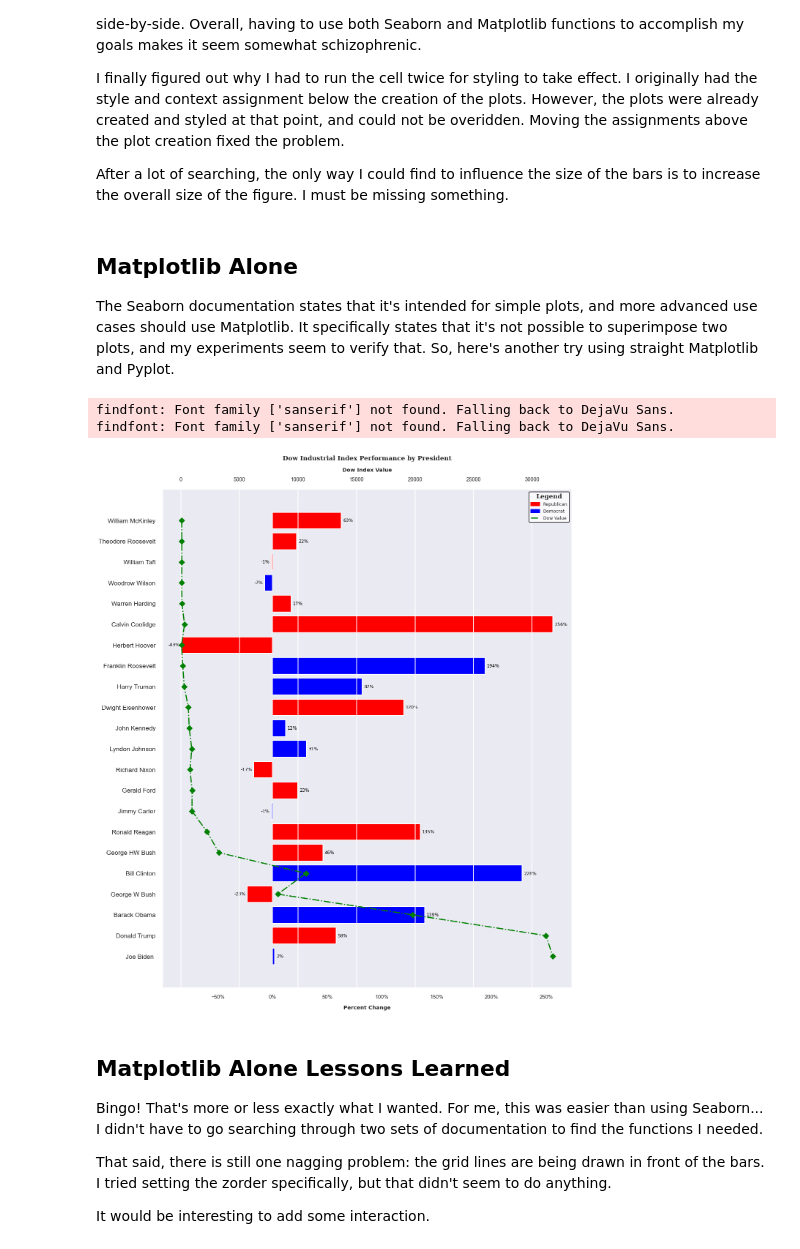
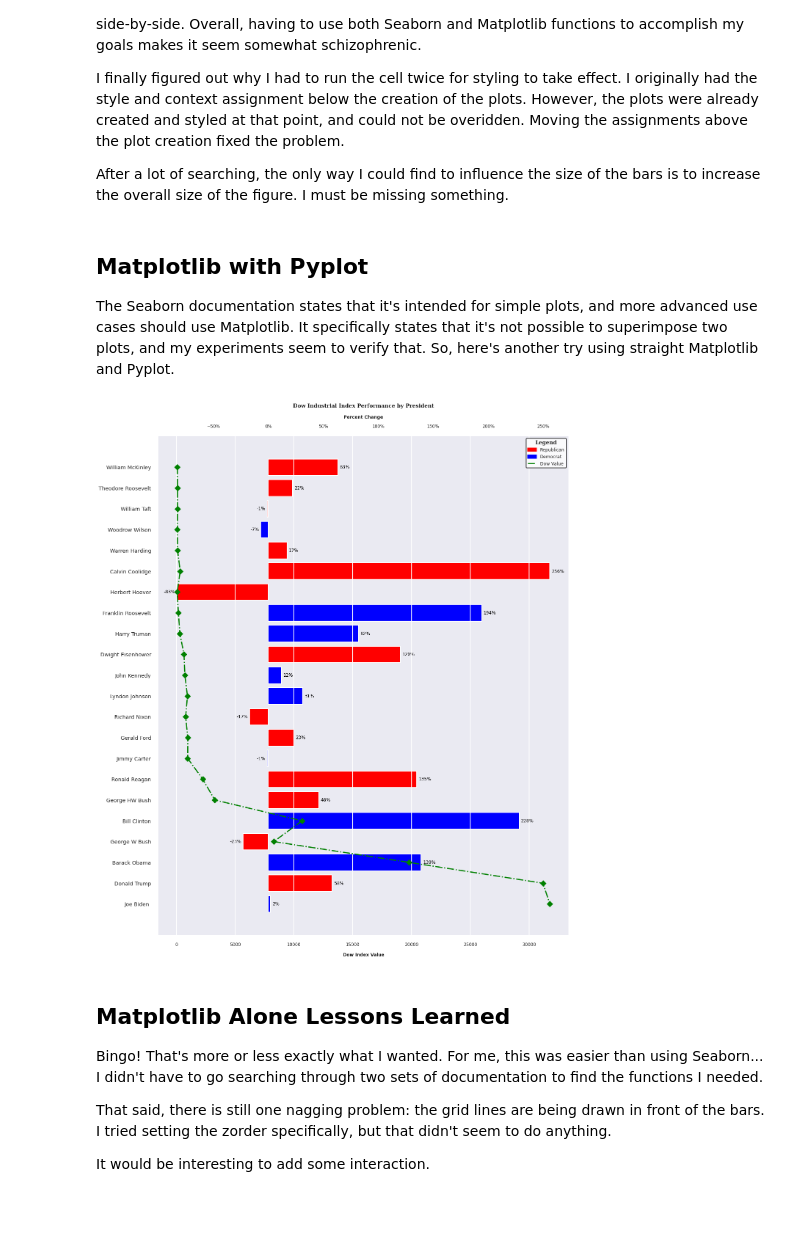
Before and after one commit to nomadmot/Stock-Market-and-Presidents, a Jupyter notebook: an-exploration-of-data-visualization-libraries.ipynb, the cells around one changed output. Drawn from its saved outputs; the diff is of its cells as text; code cells hidden in the pictures; blank space fills up the shorter version.

```diff
--- a/an-exploration-of-data-visualization-libraries.ipynb
+++ b/an-exploration-of-data-visualization-libraries.ipynb
@@ -13,11 +13,7 @@ The goal is to replicate and improve the graph from the original spreadsheet usi
 import pandas as pd # data processing, CSV file I/O (e.g. pd.read_csv)
 
 # load the input data file from the read-only "../input/" directory
-#filename = "/kaggle/input/dow-jones-performant-by-president/market-performance-by-president_1.csv"
-
-# alternatively, you can use a local copy
-filename = "market-performance-by-president.csv"
-
+filename = "/kaggle/input/dow-jones-performant-by-president/market-performance-by-president_1.csv"
 data = pd.read_csv(filename)
 
 # let's see what we got
@@ -134,7 +130,7 @@ I finally figured out why I had to run the cell twice for styling to take effect
 
 After a lot of searching, the only way I could find to influence the size of the bars is to increase the overall size of the figure. I must be missing something.
 # %% [markdown]
-## Matplotlib Alone
+## Matplotlib with Pyplot
 The Seaborn documentation states that it's intended for simple plots, and more advanced use cases should use Matplotlib. It specifically states that it's not possible to superimpose two plots, and my experiments seem to verify that. So, here's another try using straight Matplotlib and Pyplot.
 # %%
 # try again using straight matplotlib and pyplot... no seaborn
@@ -146,20 +142,19 @@ import matplotlib.lines as mlines
 
 # create some font dictionaries
 fontHeader = {"family":"serif",
-              "weight":"extra bold",
-              "size": "xx-large"}
+              "weight":"bold",
+              "size": "x-large"}
 fontSubhead = {"family":"sanserif",
               "weight":"normal",
-               "size":"xx-large"}
+               "size":"x-large"}
 fontLabel = {"family":"sanserif",
               "weight":"bold",
-               "size":"x-large"}
+               "size":"large"}
 fontTick = {"family":"sanserif",
               "weight":"normal",
                "size":"large"}
 
 # do some initial styling
-#plt.style.use("fivethirtyeight")
 plt.style.use("seaborn-darkgrid")
 
 # create the figure with a single subplot
@@ -210,44 +205,48 @@ ax2.grid(zorder = 0) # why doesn't this work?
 ax1.set_xlabel("Percent Change",
                labelpad = 15,
                fontdict = fontLabel)
+ax1.get_xaxis().set_label_position('top')
 ax2.set_xlabel("Dow Index Value",
                labelpad = 15,
                fontdict = fontLabel)
+ax2.get_xaxis().set_label_position('bottom')
 
 # format the ticks
 ax1.xaxis.set_major_formatter(tick.PercentFormatter(xmax=1))
 ax1.tick_params("x",
+                labeltop=True,
+                labelbottom=False,
+                labelsize = "large",
+                pad = 20)
+ax1.tick_params("y",
                 labelsize = "x-large",
                 pad = 20)
-ax1.tick_params("y",
-                labelsize = "xx-large",
-                pad = 20)
 
-ax2.tick_params(labelsize = "x-large",
+ax2.tick_params(labeltop=False,
+                labelbottom=True,
+                labelsize = "large",
                 pad = 20)
 
 # set up the legend
-# can't get the handles automatically, need to crate proxies
+# can't get the handles automatically, need to create proxies
 red_patch = mpatches.Patch(color='red', label='Republican')
 blue_patch = mpatches.Patch(color='blue', label='Democrat')
 green_line = mlines.Line2D([0,1],[0,0],
                            color ='green',
                            linestyle = '-.',
                            label = "Dow Value")
 # put the legend on ax2 so it come on in front of the gridlines
 ax2.legend(handles=[red_patch, blue_patch, green_line],
            prop = fontTick,
            title = "Legend",
            title_fontproperties = fontHeader,
            frameon = True,
            facecolor = "white",
            edgecolor = "black")
 
 plt.show()
 # %% [output]
-findfont: Font family ['sanserif'] not found. Falling back to DejaVu Sans.
-findfont: Font family ['sanserif'] not found. Falling back to DejaVu Sans.
-[figure, old version]
+[figure, new version]
 # %% [markdown]
 ## Matplotlib Alone Lessons Learned
 Bingo! That's more or less exactly what I wanted. For me, this was easier than using Seaborn... I didn't have to go searching through two sets of documentation to find the functions I needed.
```
Also changed, not shown: parts of 11 cells of this notebook.
